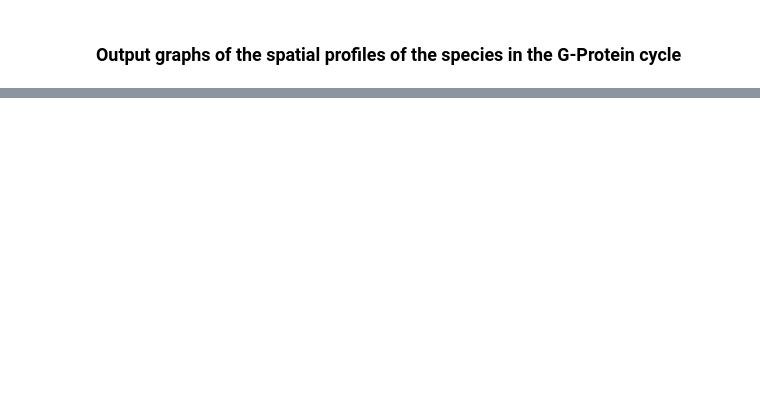
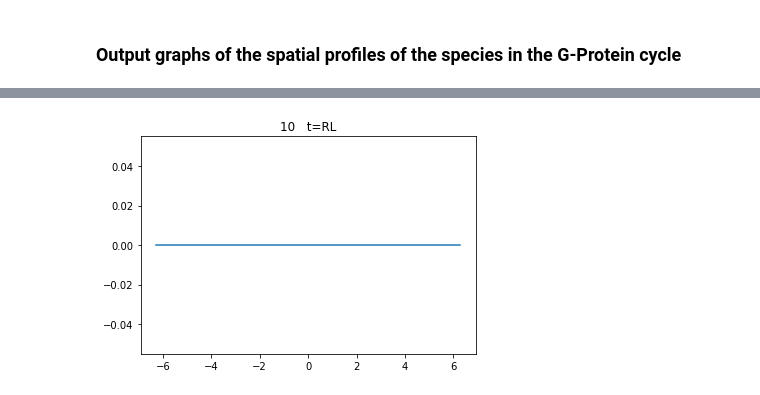
Before and after one commit to StochSS/SpatialPy, a Jupyter notebook: examples/yeast_polarization/G-Protein_1D.ipynb, the cells around one changed output, grey strips where cells are left out. Drawn from its saved outputs; the diff is of its cells as text; code cells hidden in the pictures; blank space fills up the shorter version.

```diff
--- a/examples/yeast_polarization/G-Protein_1D.ipynb
+++ b/examples/yeast_polarization/G-Protein_1D.ipynb
@@ -101,12 +111,7 @@ Wall time: 3min 5s
 # %%
-import time
-from IPython.display import display, clear_output
-x_vals = model.domain.coordinates()[:,0]
-sname = "Gbg"
-for n in range(0, len(result.get_timespan())):
+def plot_timepoint(sname, n):
+    x_vals = model.domain.coordinates()[:,0]
     S = result.get_species(sname, timepoints=n)
-    #time.sleep(.05)
+
     plt.plot(x_vals, S)
-    plt.title('{1}   t={0}'.format(n, sname))
-    #clear_output()
-    plt.show()
+    plt.title(f'{n}   t={sname}')
@@ -164,0 +122,4 @@ Text(0.5, 1.0, 'R   t=10')
+# %%
+plot_timepoint("RL", 10)
+# %% [output]
+[figure, added]
```
Also changed, not shown: parts of 16 cells of this notebook.
